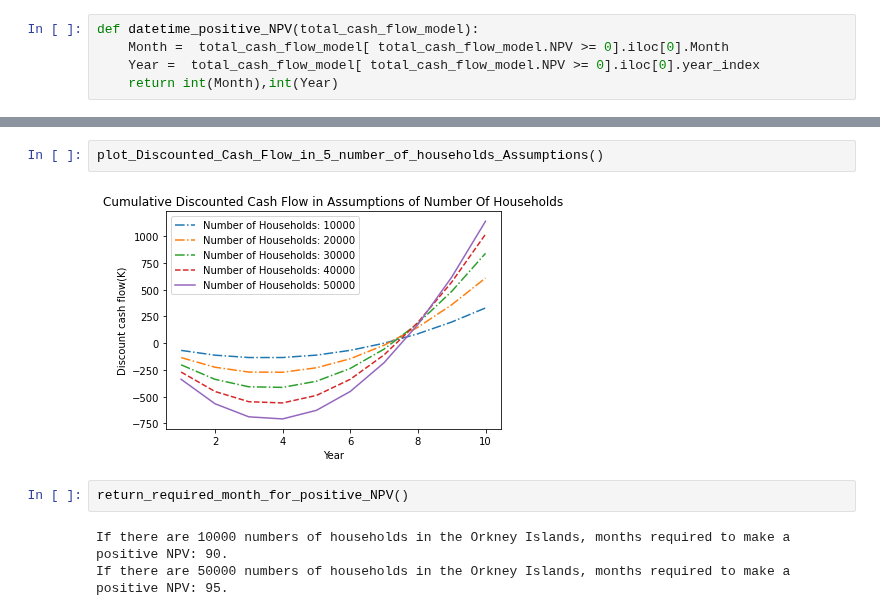
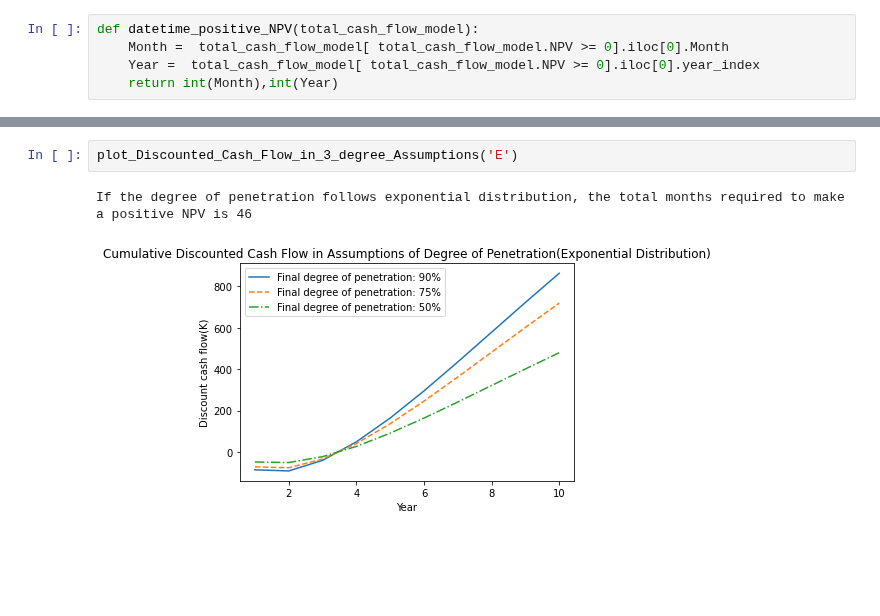
Before and after one commit to Lanottez/IC_BA_2020_BIA_A3, a Jupyter notebook: Project 2/Appendix_final.ipynb, the cells around one changed output, grey strips where cells are left out. Saved outputs shown, nothing was run; the diff lists cells and outputs as text; blank space fills up the shorter version.

```diff
--- a/Project 2/Appendix_final.ipynb
+++ b/Project 2/Appendix_final.ipynb
@@ -936,9 +927,5 @@ plot_Discounted_Cash_Flow_in_3_degree_Assumptions()
-# %%
-plot_Discounted_Cash_Flow_in_5_number_of_households_Assumptions()
-# %% [output]
-[figure, removed]
-# %%
-return_required_month_for_positive_NPV()
-# %% [output]
-If there are 10000 numbers of households in the Orkney Islands, months required to make a positive NPV: 90.
-If there are 50000 numbers of households in the Orkney Islands, months required to make a positive NPV: 95.
+# %%
+plot_Discounted_Cash_Flow_in_3_degree_Assumptions('E')
+# %% [output]
+If the degree of penetration follows exponential distribution, the total months required to make a positive NPV is 46
+[figure, added]
```
Also changed, not shown: parts of 7 cells of this notebook, 1 other file.
